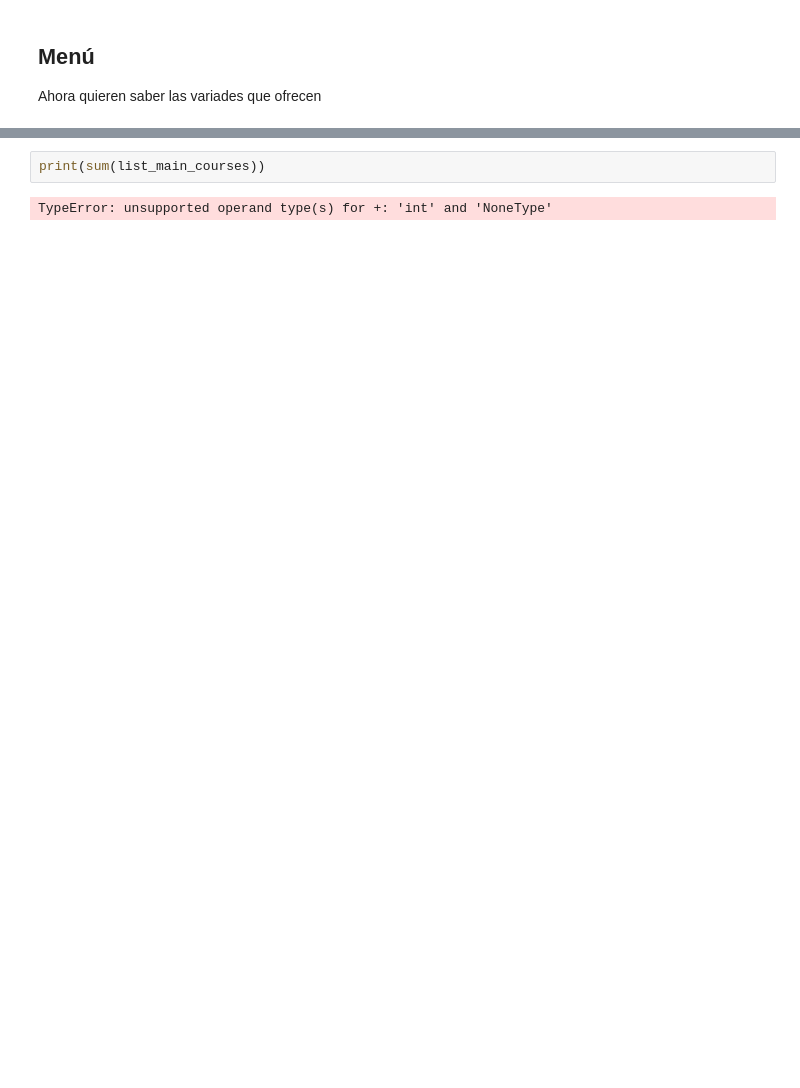
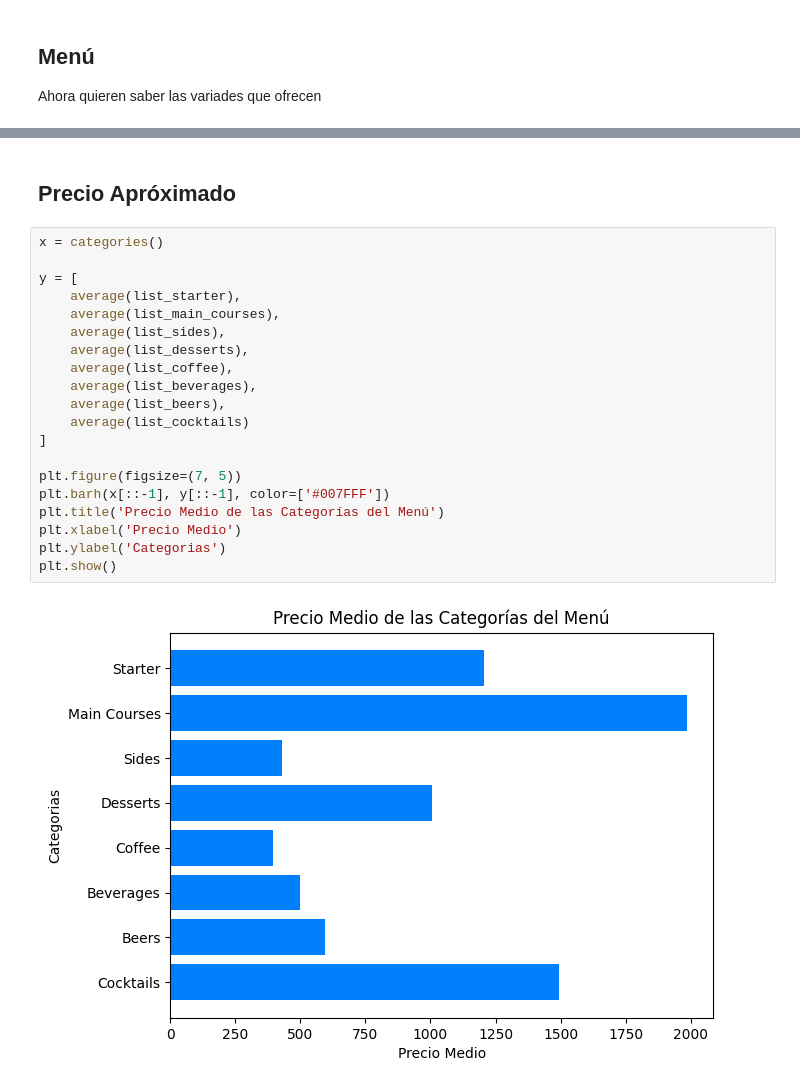
Before and after one commit to liandeveloper/its_possible, a Jupyter notebook: notebook.ipynb, the cells around one changed output, grey strips where cells are left out. Cells and saved outputs as stored; diff of their text form; blank space fills up the shorter version.

```diff
--- a/notebook.ipynb
+++ b/notebook.ipynb
@@ -954,7 +552,27 @@ plt.title('Menú', fontsize=('16'))
 plt.show()
 # %% [output]
 [figure]
-# %%
-print(sum(list_main_courses))
-# %% [output]
-TypeError: unsupported operand type(s) for +: 'int' and 'NoneType'
+# %% [markdown]
+## Precio Apróximado
+# %%
+x = categories()
+
+y = [
+    average(list_starter),
+    average(list_main_courses),
+    average(list_sides),
+    average(list_desserts),
+    average(list_coffee),
+    average(list_beverages),
+    average(list_beers),
+    average(list_cocktails)
+]
+
+plt.figure(figsize=(7, 5))
+plt.barh(x[::-1], y[::-1], color=['#007FFF'])
+plt.title('Precio Medio de las Categorías del Menú')
+plt.xlabel('Precio Medio')
+plt.ylabel('Categorias')
+plt.show()
+# %% [output]
+[figure, added]
```
Also changed, not shown: parts of 27 cells of this notebook, 3 other files.
